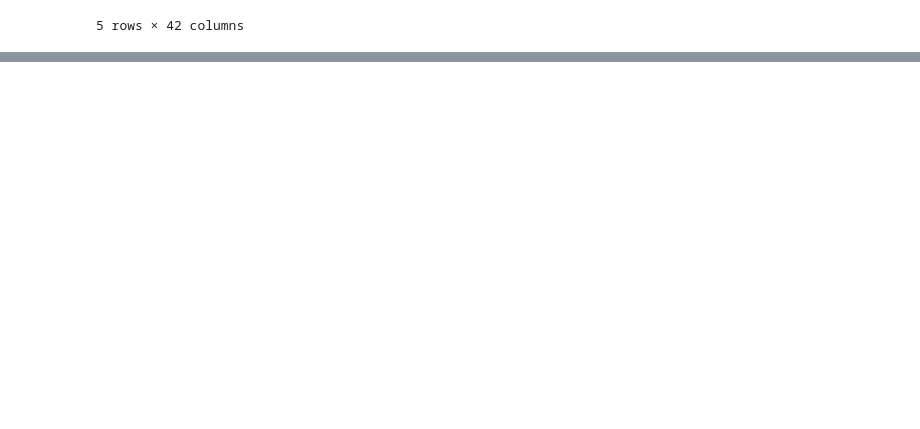
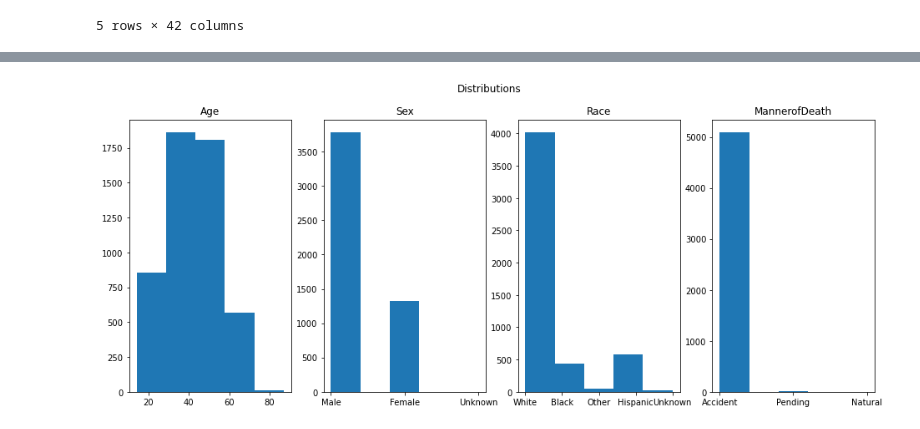
Before and after one commit to natasharivers/individual_project, a Jupyter notebook: Final Notebook.ipynb, the cells around one changed output, grey strips where cells are left out. Drawn from its saved outputs; the diff is of its cells as text; code cells hidden in the pictures; blank space fills up the shorter version.

```diff
--- a/Final Notebook.ipynb
+++ b/Final Notebook.ipynb
@@ -16,2 +141,2 @@ df.head()
 # %%
-df = prepare.prep_od(df)
+df = prepare.prep_set(df)
@@ -19,0 +193,3 @@ AttributeError: 'function' object has no attribute 'shape'
+# %%
+#split data using od_deaths_split function from prepare file
+train, validate, test, X_train, y_train, X_validate, y_validate, X_test, y_test = prepare.od_deaths_split(df, 'Age')
@@ -19,0 +231,6 @@ AttributeError: 'function' object has no attribute 'shape'
+# %%
+#visualize distribution
+for col in train.columns:
+    plt.hist(train[col])
+    plt.title(col)
+    plt.show()
@@ -19,0 +251,29 @@ AttributeError: 'function' object has no attribute 'shape'
+# %%
+#specifically plot columns of interest
+
+# Plot the distributions
+plt.figure(figsize=(16, 6))
+
+# List of columns
+cols = ['Age', 'Sex', 'Race', 'MannerofDeath']
+
+for i, col in enumerate(cols):
+
+    # i starts at 0, but plot nos should start at 1
+    plot_number = i + 1
+
+    # Create subplot.
+    plt.subplot(1,4, plot_number)
+
+    # Title with column name.
+    plt.title(col)
+
+    # Display histogram for column.
+    df[col].hist(bins=5)
+
+    # Hide gridlines.
+    plt.grid(False)
+
+    plt.suptitle('Distributions')
+# %% [output]
+[figure, added]
```
Also changed, not shown: parts of 102 cells of this notebook.
